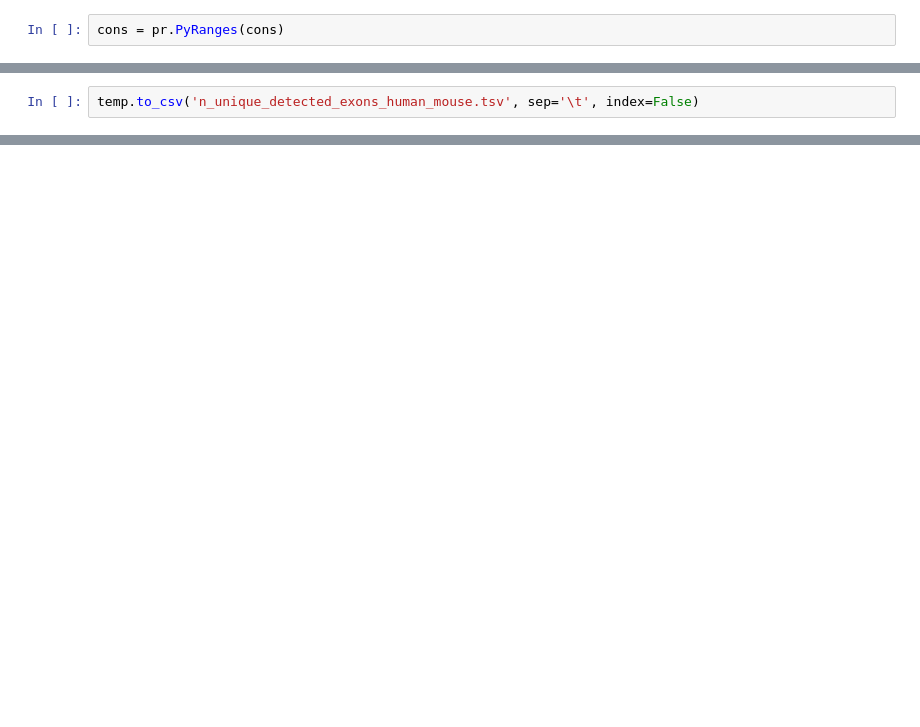
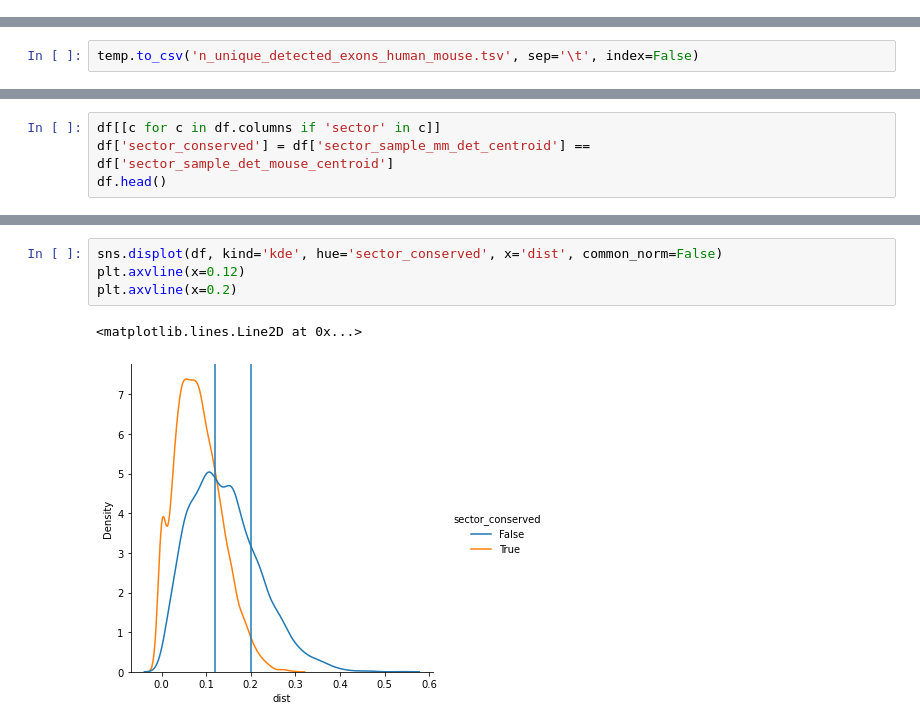
Before and after one commit to fairliereese/paper_rnawg, a Jupyter notebook: figures_revisions/revisions/human_mouse_cons_features.ipynb, the cells around one changed output, grey strips where cells are left out. Drawn from its saved outputs; the diff is of its cells as text; blank space fills up the shorter version.

```diff
--- a/figures_revisions/revisions/human_mouse_cons_features.ipynb
+++ b/figures_revisions/revisions/human_mouse_cons_features.ipynb
@@ -700,5 +955,3 @@ sns.displot(cons, x='score', kind='kde')
-# %%
-cons = pr.PyRanges(cons)
 # %%
 cons['region_len'] = cons.End-cons.Start
 cons.region_len.sum(axis=0)
@@ -1211,0 +1627,4 @@ temp.to_csv('n_unique_detected_exons_human_mouse.tsv', sep='\t', index=False)
+# %%
+df[[c for c in df.columns if 'sector' in c]]
+df['sector_conserved'] = df['sector_sample_mm_det_centroid'] == df['sector_sample_det_mouse_centroid']
+df.head()
@@ -1211,0 +1639,7 @@ temp.to_csv('n_unique_detected_exons_human_mouse.tsv', sep='\t', index=False)
+# %%
+sns.displot(df, kind='kde', hue='sector_conserved', x='dist', common_norm=False)
+plt.axvline(x=0.12)
+plt.axvline(x=0.2)
+# %% [output]
+<matplotlib.lines.Line2D at 0x...>
+[figure, added]
```
Also changed, not shown: parts of 35 cells of this notebook.
